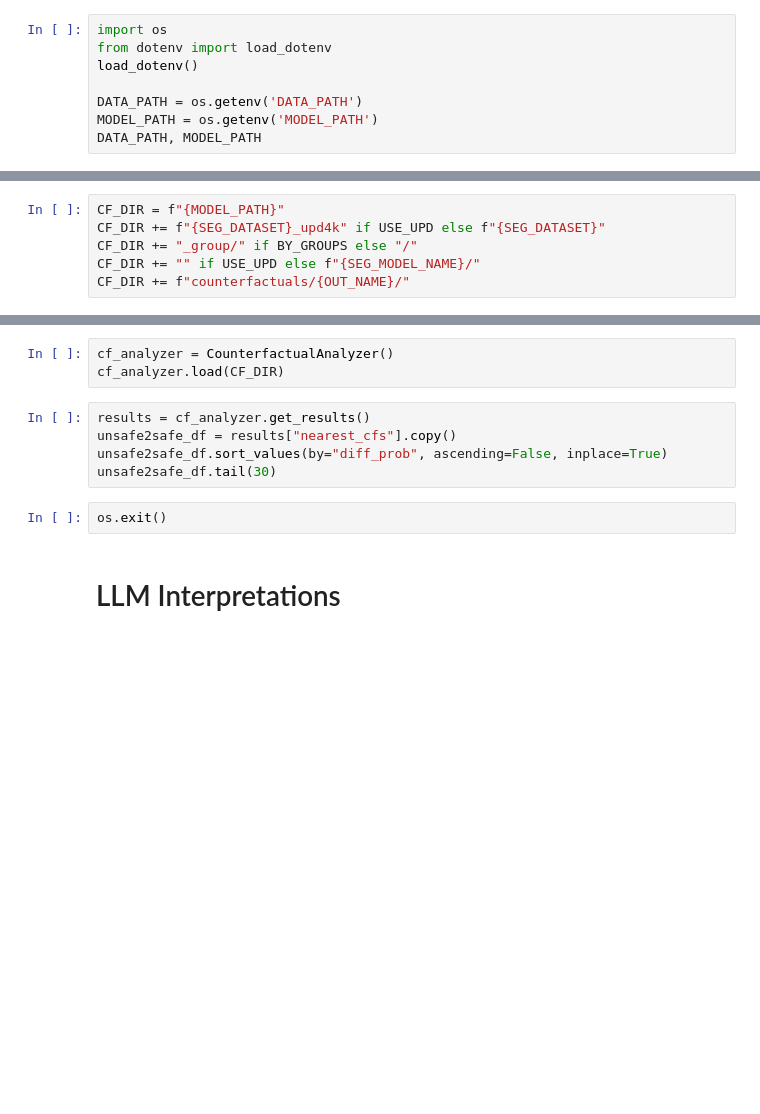
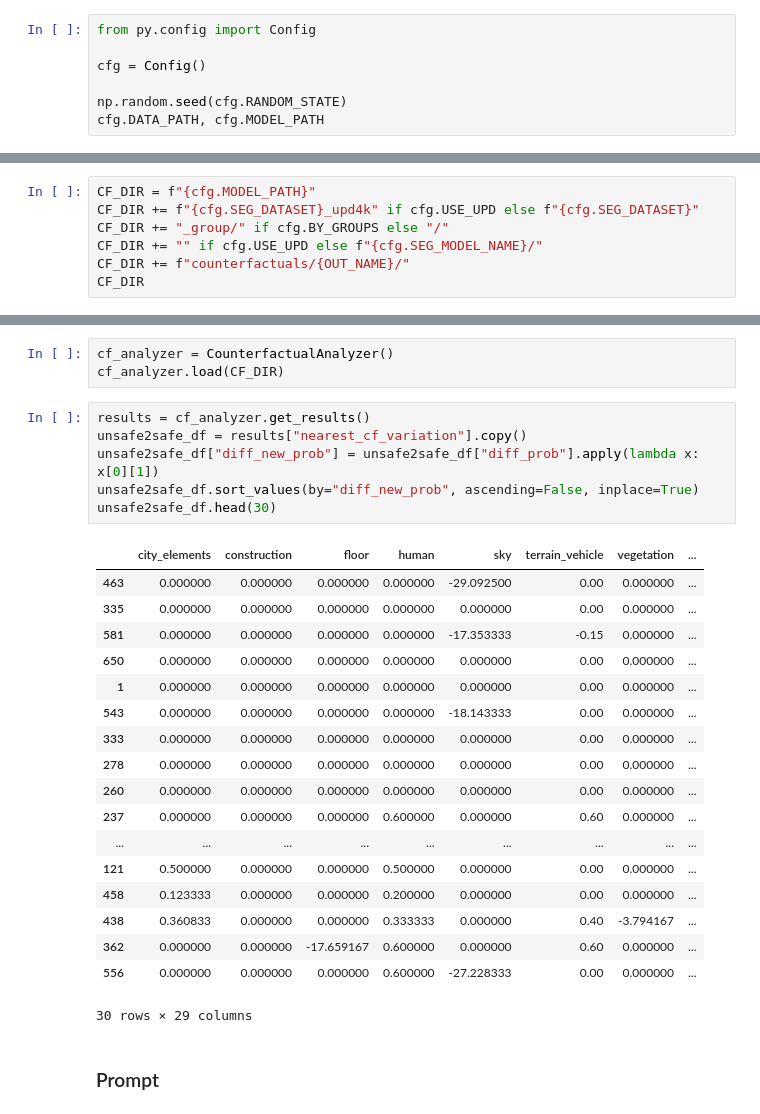
Before and after one commit to Famveer/UrbanPD4k, a Jupyter notebook: notebooks/Models/LLM_Interpretations.ipynb, the cells around one changed output, grey strips where cells are left out. Drawn from its saved outputs; the diff is of its cells as text; blank space fills up the shorter version.

Commit message:
llm interpretations with quantization

```diff
--- a/notebooks/Models/LLM_Interpretations.ipynb
+++ b/notebooks/Models/LLM_Interpretations.ipynb
@@ -35,12 +53,11 @@ sys.path.append(str(repo_path))
 # %%
 from py.utils import verifyDir,verifyFile, verifyDataFrame
 # %%
-import os
-from dotenv import load_dotenv
-load_dotenv()
+from py.config import Config
 
-DATA_PATH = os.getenv('DATA_PATH')
-MODEL_PATH = os.getenv('MODEL_PATH')
-DATA_PATH, MODEL_PATH
+cfg = Config()
+
+np.random.seed(cfg.RANDOM_STATE)
+cfg.DATA_PATH, cfg.MODEL_PATH
 # %% [output]
 ('/media/felipe/DATA19/datasets/', '/media/felipe/DATA19/models/')
@@ -66,6 +71,7 @@ OUT_NAME
 # %%
-CF_DIR = f"{MODEL_PATH}"
-CF_DIR += f"{SEG_DATASET}_upd4k" if USE_UPD else f"{SEG_DATASET}"
-CF_DIR += "_group/" if BY_GROUPS else "/"
-CF_DIR += "" if USE_UPD else f"{SEG_MODEL_NAME}/"
+CF_DIR = f"{cfg.MODEL_PATH}"
+CF_DIR += f"{cfg.SEG_DATASET}_upd4k" if cfg.USE_UPD else f"{cfg.SEG_DATASET}"
+CF_DIR += "_group/" if cfg.BY_GROUPS else "/"
+CF_DIR += "" if cfg.USE_UPD else f"{cfg.SEG_MODEL_NAME}/"
 CF_DIR += f"counterfactuals/{OUT_NAME}/"
+CF_DIR
@@ -89,10 +92,28 @@ cf_analyzer = CounterfactualAnalyzer()
 cf_analyzer.load(CF_DIR)
 # %%
 results = cf_analyzer.get_results()
-unsafe2safe_df = results["nearest_cfs"].copy()
-unsafe2safe_df.sort_values(by="diff_prob", ascending=False, inplace=True)
-unsafe2safe_df.tail(30)
+unsafe2safe_df = results["nearest_cf_variation"].copy()
+unsafe2safe_df["diff_new_prob"] = unsafe2safe_df["diff_prob"].apply(lambda x: x[0][1])
+unsafe2safe_df.sort_values(by="diff_new_prob", ascending=False, inplace=True)
+unsafe2safe_df.head(30)
+# %% [output]
+|  | city_elements | construction | floor | human | sky | terrain_vehicle | vegetation | ... |
+| 463 | 0.000000 | 0.000000 | 0.000000 | 0.000000 | -29.092500 | 0.00 | 0.000000 | ... |
+| 335 | 0.000000 | 0.000000 | 0.000000 | 0.000000 | 0.000000 | 0.00 | 0.000000 | ... |
+| 581 | 0.000000 | 0.000000 | 0.000000 | 0.000000 | -17.353333 | -0.15 | 0.000000 | ... |
+| 650 | 0.000000 | 0.000000 | 0.000000 | 0.000000 | 0.000000 | 0.00 | 0.000000 | ... |
+| 1 | 0.000000 | 0.000000 | 0.000000 | 0.000000 | 0.000000 | 0.00 | 0.000000 | ... |
+| 543 | 0.000000 | 0.000000 | 0.000000 | 0.000000 | -18.143333 | 0.00 | 0.000000 | ... |
+| 333 | 0.000000 | 0.000000 | 0.000000 | 0.000000 | 0.000000 | 0.00 | 0.000000 | ... |
+| 278 | 0.000000 | 0.000000 | 0.000000 | 0.000000 | 0.000000 | 0.00 | 0.000000 | ... |
+| 260 | 0.000000 | 0.000000 | 0.000000 | 0.000000 | 0.000000 | 0.00 | 0.000000 | ... |
+| 237 | 0.000000 | 0.000000 | 0.000000 | 0.600000 | 0.000000 | 0.60 | 0.000000 | ... |
+| ... | ... | ... | ... | ... | ... | ... | ... | ... |
+| 121 | 0.500000 | 0.000000 | 0.000000 | 0.500000 | 0.000000 | 0.00 | 0.000000 | ... |
+| 458 | 0.123333 | 0.000000 | 0.000000 | 0.200000 | 0.000000 | 0.00 | 0.000000 | ... |
+| 438 | 0.360833 | 0.000000 | 0.000000 | 0.333333 | 0.000000 | 0.40 | -3.794167 | ... |
+| 362 | 0.000000 | 0.000000 | -17.659167 | 0.600000 | 0.000000 | 0.60 | 0.000000 | ... |
+| 556 | 0.000000 | 0.000000 | 0.000000 | 0.600000 | -27.228333 | 0.00 | 0.000000 | ... |
+30 rows × 29 columns
-# %%
-os.exit()
 # %% [markdown]
-# LLM Interpretations
+### Prompt
```
Also changed, not shown: parts of 14 cells of this notebook, 9 other files.
